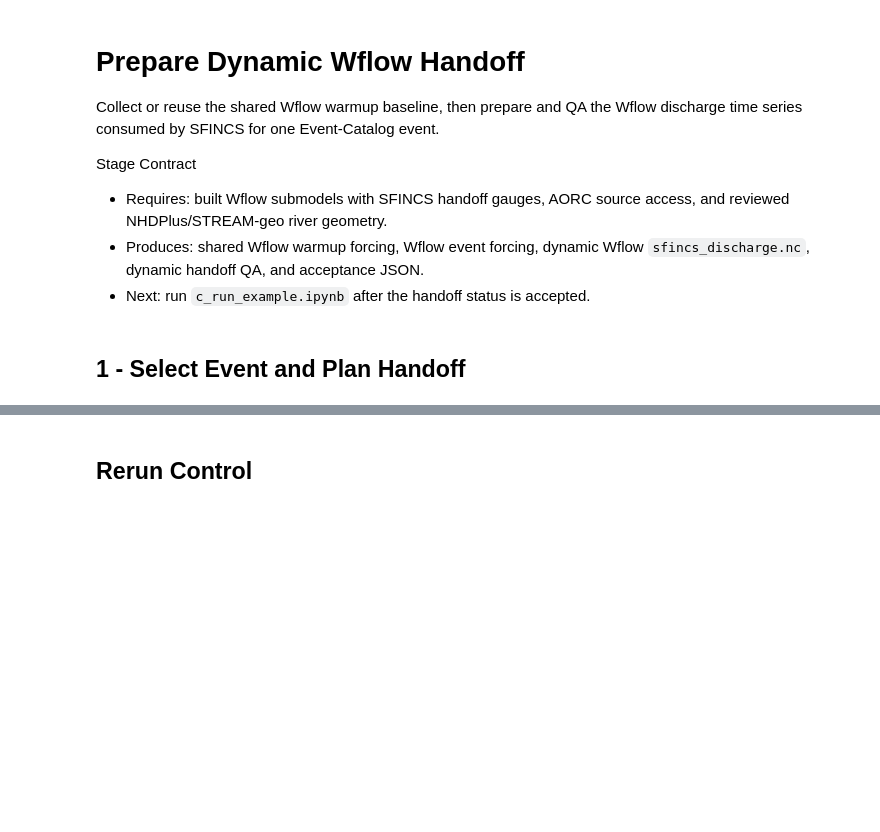
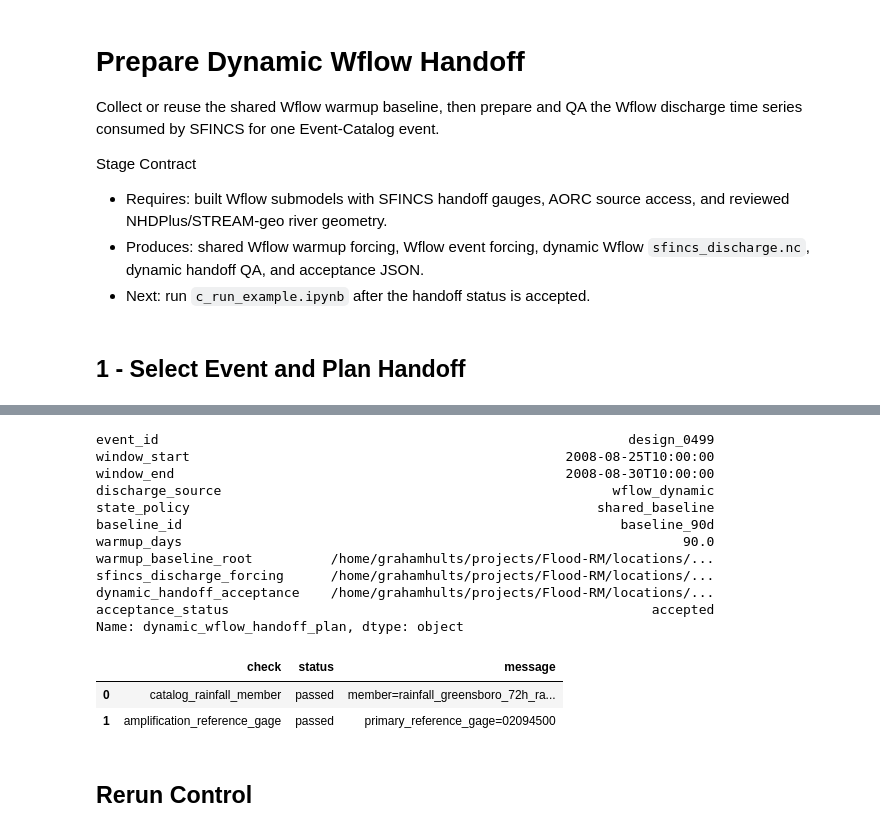
Before and after one commit to SusuXu-s-Lab/Flood-RM, a Jupyter notebook: locations/greensboro/02_flood/04/b_prepare_wflow_dynamic_handoff.ipynb, the cells around one changed output, grey strips where cells are left out. Cells and saved outputs as stored; diff of their text form; code cells hidden in the pictures; blank space fills up the shorter version.

```diff
--- a/locations/greensboro/02_flood/04/b_prepare_wflow_dynamic_handoff.ipynb
+++ b/locations/greensboro/02_flood/04/b_prepare_wflow_dynamic_handoff.ipynb
@@ -49,7 +50,7 @@ paths = runtime.paths
 # %% [markdown]
 ## 1 - Select Event and Plan Handoff
 # %%
-EVENT_ID = None  # None -> same default event as c_run_example; or e.g. "design_0398"
+EVENT_ID = None  # None -> highest-return-period catalog event; or e.g. "design_0398"
 CATALOG_PATH = "data/event_catalog/catalog/probability_catalog.csv"
 
 example_plan = plan_example(
@@ -58,11 +59,22 @@ example_plan = plan_example(
     catalog_path=CATALOG_PATH,
     event_id=EVENT_ID,
 )
+display(example_plan)
+
+if example_plan.event_id in (None, ""):
+    raise RuntimeError(
+        "No dynamic handoff event_id could be selected. "
+        f"plan_example status={example_plan.status}; issues={example_plan.issues}"
+    )
 
 event_id = str(example_plan.event_id)
-catalog = pd.read_csv(location_root / CATALOG_PATH)
-catalog["event_id"] = catalog["event_id"].astype(str)
-selected = catalog[catalog["event_id"] == event_id].iloc[0]
+catalog = pd.read_csv(location_root / CATALOG_PATH, dtype={"event_id": str})
+catalog["event_id"] = catalog["event_id"].astype(str).str.strip()
+selected_rows = catalog[catalog["event_id"] == event_id]
+if selected_rows.empty:
+    preview = ", ".join(catalog["event_id"].head(8).astype(str))
+    raise RuntimeError(f"Selected event_id {event_id!r} is not in {location_root / CATALOG_PATH}. First catalog IDs: {preview}")
+selected = selected_rows.iloc[0]
 
 handoff_plan = plan_handoff(config, location_root, event_id, catalog_path=location_root / CATALOG_PATH)
 display(handoff_plan)
@@ -71,3 +83,4 @@ streamflow_realization = plan_streamflow(config, location_root, event_id, catalo
 display(streamflow_realization)
 if streamflow_realization["status"].eq("failed").any():
     raise RuntimeError("Selected event is not ready for rainfall-driven Wflow generation (missing rainfall member or amplification reference gage).")
+# %% [output]
@@ -74,3 +88,18 @@ if streamflow_realization["status"].eq("failed").any():
+event_id                                                            design_0499
+window_start                                                2008-08-25T10:00:00
+window_end                                                  2008-08-30T10:00:00
+discharge_source                                                  wflow_dynamic
+state_policy                                                    shared_baseline
+baseline_id                                                        baseline_90d
+warmup_days                                                                90.0
+warmup_baseline_root          /home/grahamhults/projects/Flood-RM/locations/...
+sfincs_discharge_forcing      /home/grahamhults/projects/Flood-RM/locations/...
+dynamic_handoff_acceptance    /home/grahamhults/projects/Flood-RM/locations/...
+acceptance_status                                                      accepted
+Name: dynamic_wflow_handoff_plan, dtype: object
+|  | check | status | message |
+| 0 | catalog_rainfall_member | passed | member=rainfall_greensboro_72h_ra... |
+| 1 | amplification_reference_gage | passed | primary_reference_gage=02094500 |
 # %% [markdown]
 ## Rerun Control
 # %%
```
Also changed, not shown: parts of 7 cells of this notebook, 10 other files.
